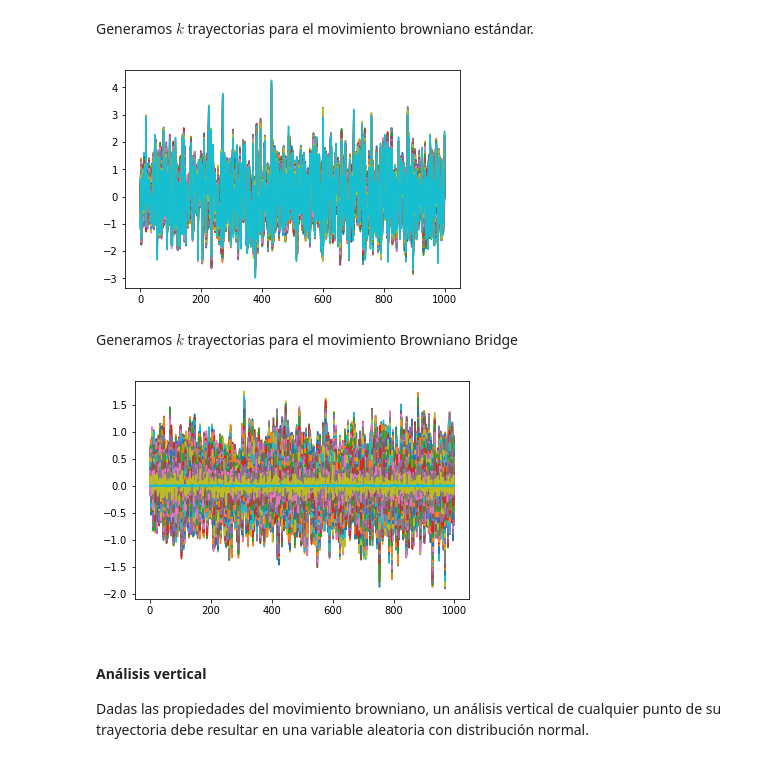
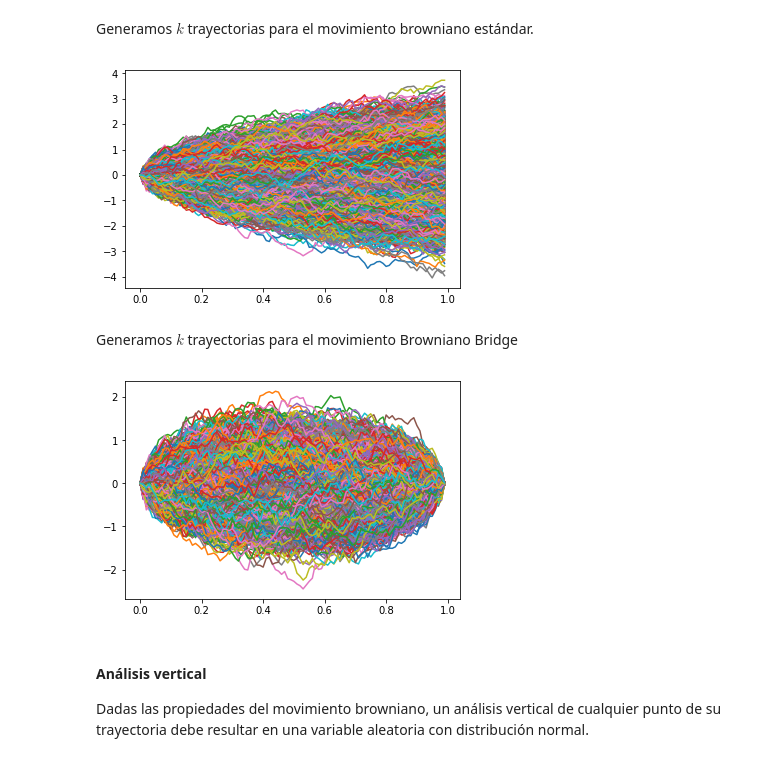
Before and after one commit to CamiVasz/Procesos-Estocasticos-2, a Jupyter notebook: Movimiento Browniano.ipynb, the cells around one changed output. Drawn from its saved outputs; the diff is of its cells as text; code cells hidden in the pictures.

```diff
--- a/Movimiento Browniano.ipynb
+++ b/Movimiento Browniano.ipynb
@@ -18,9 +22,9 @@ Las siguientes variables son definidas para la simulación de los diferentes mov
 * $k$ es el número de trayectorias.
 * $t$ es el vector de tiempo
 # %%
-N = 100
+N = 1000
 dt = 1/N
-k = 10000
+k = 100
 t = np.arange(0, 1, dt)
 # %% [markdown]
 Generamos $k$ trayectorias para el movimiento browniano estándar.
@@ -30,10 +34,11 @@ for i in range(k):
     for j in range(1, N):
         B[i,j] = B[i, j-1] + np.sqrt(dt)*np.random.normal()
 # %%
-plt.plot(B)
+for i in range(k):
+    plt.plot(t, B[i])
 plt.show()
 # %% [output]
-[figure, old version]
+[figure, new version]
 # %% [markdown]
 Generamos $k$ trayectorias para el movimiento Browniano Bridge
 # %%
@@ -41,10 +46,11 @@ BB = np.zeros((k, N))
 for i in range(k):
     for j in range(N):
         BB[i,j] = B[i, j] - t[j]*B[i, N-1]
-plt.plot(BB)
+for i in range(k):
+    plt.plot(t, BB[i])
 plt.show()
 # %% [output]
-[figure, old version]
+[figure, new version]
 # %% [markdown]
 #### Análisis vertical
 Dadas las propiedades del movimiento browniano, un análisis vertical de cualquier punto de su trayectoria debe resultar en una variable aleatoria con distribución normal.
```
Also changed, not shown: parts of 7 cells of this notebook.
